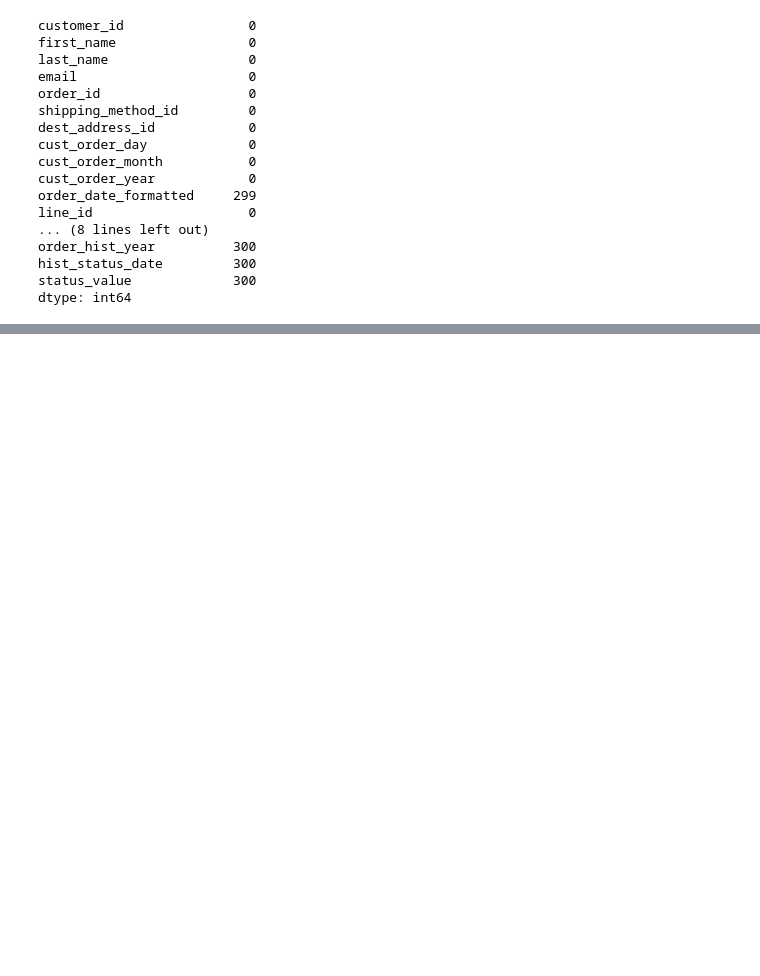
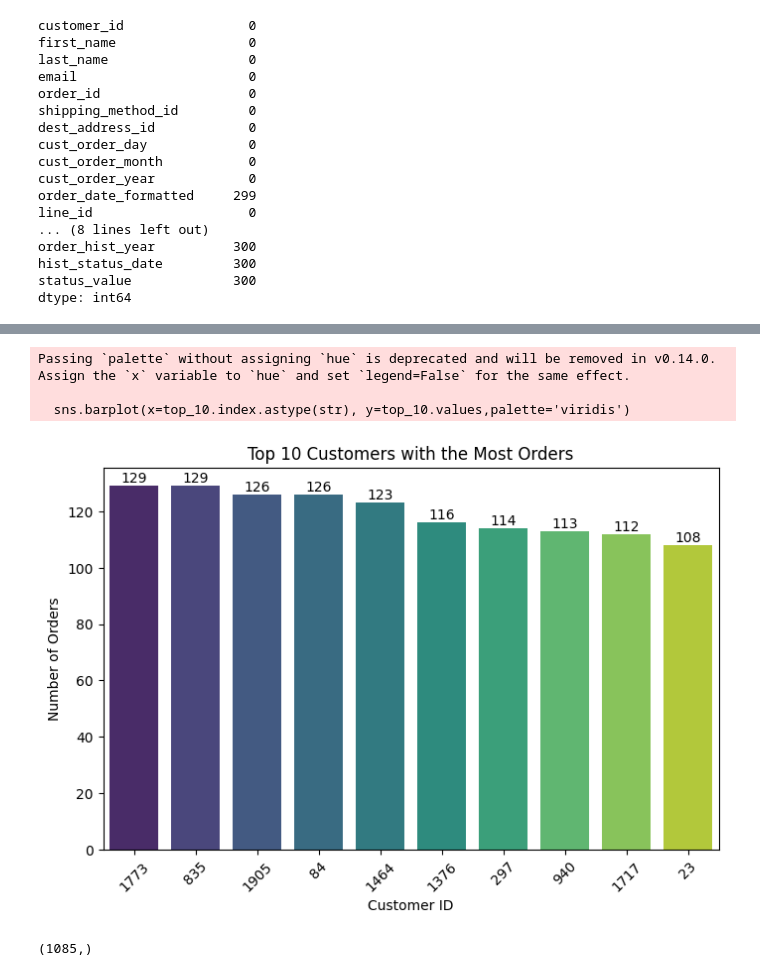
Before and after one commit to Ranjith-DS/DS_Final_Project_01, a Jupyter notebook: Notebook/EDA01.ipynb, the cells around one changed output, grey strips where cells are left out. Cells and saved outputs as stored; diff of their text form; code cells hidden in the pictures; blank space fills up the shorter version.

```diff
--- a/Notebook/EDA01.ipynb
+++ b/Notebook/EDA01.ipynb
@@ -639,0 +749,45 @@ pd.set_option('display.max_columns',50)
+# %%
+import matplotlib.pyplot as plt
+import seaborn as sns
+
+# Group by customer_id and count the number of orders for each customer
+grouped = churn_data.groupby('customer_id')['order_id'].agg('count')
+
+# Sort the customers by number of orders in descending order and get the top 10
+top_10 = grouped.sort_values(ascending=False).head(10)
+
+# Create a figure and axis
+plt.figure(figsize=(8, 5))
+
+# Plotting the top 10 customers with highest number of orders
+sns.barplot(x=top_10.index.astype(str), y=top_10.values,palette='viridis')
+
+# Add labels and title
+plt.xlabel('Customer ID')
+plt.ylabel('Number of Orders')
+plt.title('Top 10 Customers with the Most Orders')
+
+# Adding the numerical values on top of the bars
+for i in range(len(top_10)):
+    plt.text(i, top_10.values[i] + 0.1,  # Positioning the text slightly above the bar
+             s= str(top_10.values[i]),       # The text is the order count value
+             ha='center', va='bottom',    # Text alignment
+             fontsize=10, color='black')  # Font size and color
+
+# Show the plot
+plt.xticks(rotation=45)  # Rotate customer IDs if necessary to avoid overlap
+plt.show()
+# %% [output]
+Passing `palette` without assigning `hue` is deprecated and will be removed in v0.14.0. Assign the `x` variable to `hue` and set `legend=False` for the same effect.
+
+  sns.barplot(x=top_10.index.astype(str), y=top_10.values,palette='viridis')
+[figure, added]
+# %%
+# Number of customer with min 10 orders
+pd.set_option('display.max_rows', None)
+grouped = churn_data.groupby('customer_id')['order_id'].agg('count')
+
+min_order = grouped[grouped<20]
+min_order.shape
+# %% [output]
+(1085,)
```
Also changed, not shown: parts of 18 cells of this notebook, 2 other files.
